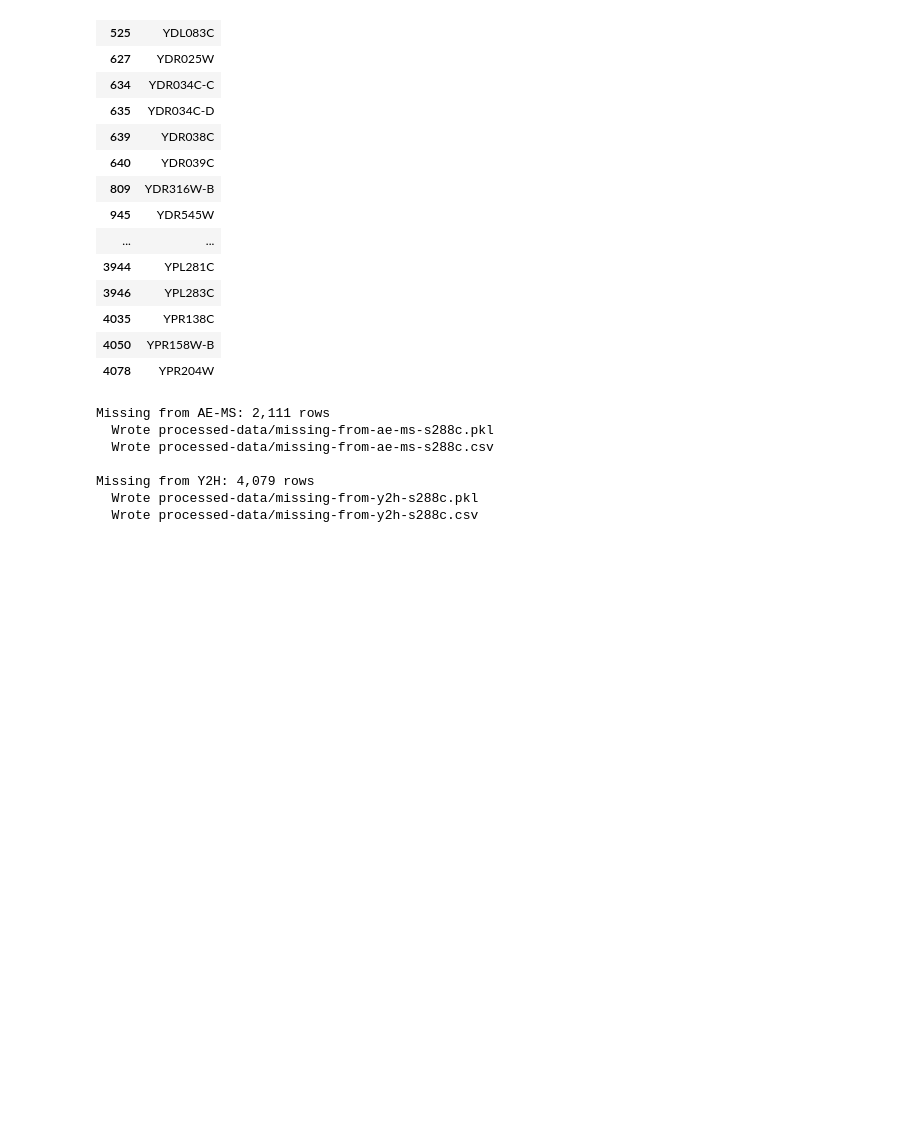
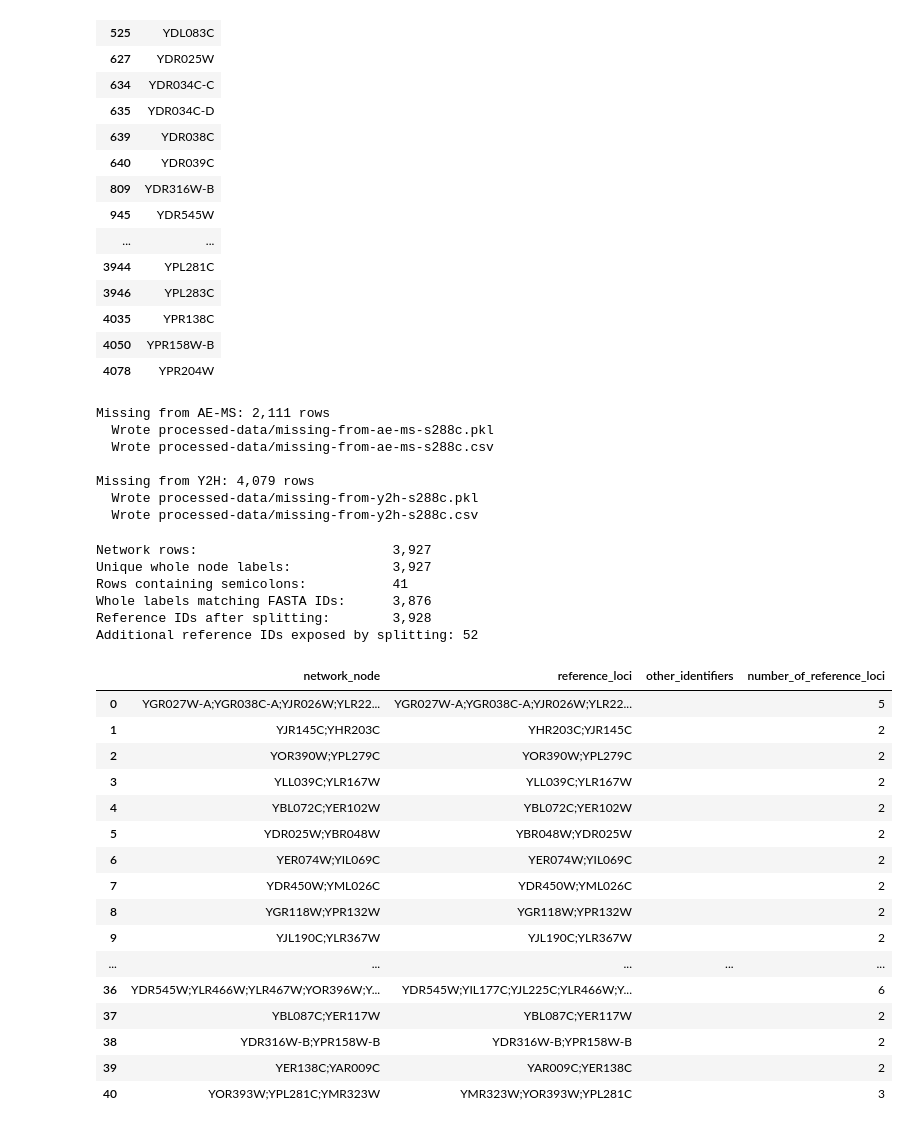
Before and after one commit to NCEMS/energetic-origins-of-PPI-connectivity, a Jupyter notebook: figures/reviewer-response/make-missing-data-files.ipynb, the cells around one changed output. Saved outputs shown, nothing was run; the diff lists cells and outputs as text; code cells hidden in the pictures; blank space fills up the shorter version.

```diff
--- a/figures/reviewer-response/make-missing-data-files.ipynb
+++ b/figures/reviewer-response/make-missing-data-files.ipynb
@@ -234,3 +234,59 @@ Missing from AE-MS: 2,111 rows
 Missing from Y2H: 4,079 rows
   Wrote processed-data/missing-from-y2h-s288c.pkl
   Wrote processed-data/missing-from-y2h-s288c.csv
+# %%
+nodes = frames["AE-MS"]["node"]
+
+whole_node_ids = set(nodes)
+expanded_ids = expanded_membership(frames["AE-MS"])
+
+whole_reference_ids = whole_node_ids & universe
+expanded_reference_ids = expanded_ids & universe
+
+print(f"Network rows:                         {len(nodes):,}")
+print(f"Unique whole node labels:             {len(whole_node_ids):,}")
+print(f"Rows containing semicolons:           {nodes.str.contains(';', regex=False).sum():,}")
+print(f"Whole labels matching FASTA IDs:      {len(whole_reference_ids):,}")
+print(f"Reference IDs after splitting:        {len(expanded_reference_ids):,}")
+print(
+    "Additional reference IDs exposed by splitting: "
+    f"{len(expanded_reference_ids - whole_reference_ids):,}"
+)
+
+# Show the grouped rows and the reference loci they represent.
+grouped_rows = []
+
+for label in nodes[nodes.str.contains(";", regex=False)]:
+    tokens = {token.strip() for token in label.split(";") if token.strip()}
+    grouped_rows.append({
+        "network_node": label,
+        "reference_loci": ";".join(sorted(tokens & universe)),
+        "other_identifiers": ";".join(sorted(tokens - universe)),
+        "number_of_reference_loci": len(tokens & universe),
+    })
+
+display(pd.DataFrame(grouped_rows))
+# %% [output]
+Network rows:                         3,927
+Unique whole node labels:             3,927
+Rows containing semicolons:           41
+Whole labels matching FASTA IDs:      3,876
+Reference IDs after splitting:        3,928
+Additional reference IDs exposed by splitting: 52
+|  | network_node | reference_loci | other_identifiers | number_of_reference_loci |
+| 0 | YGR027W-A;YGR038C-A;YJR026W;YLR22... | YGR027W-A;YGR038C-A;YJR026W;YLR22... |  | 5 |
+| 1 | YJR145C;YHR203C | YHR203C;YJR145C |  | 2 |
+| 2 | YOR390W;YPL279C | YOR390W;YPL279C |  | 2 |
+| 3 | YLL039C;YLR167W | YLL039C;YLR167W |  | 2 |
+| 4 | YBL072C;YER102W | YBL072C;YER102W |  | 2 |
+| 5 | YDR025W;YBR048W | YBR048W;YDR025W |  | 2 |
+| 6 | YER074W;YIL069C | YER074W;YIL069C |  | 2 |
+| 7 | YDR450W;YML026C | YDR450W;YML026C |  | 2 |
+| 8 | YGR118W;YPR132W | YGR118W;YPR132W |  | 2 |
+| 9 | YJL190C;YLR367W | YJL190C;YLR367W |  | 2 |
+| ... | ... | ... | ... | ... |
+| 36 | YDR545W;YLR466W;YLR467W;YOR396W;Y... | YDR545W;YIL177C;YJL225C;YLR466W;Y... |  | 6 |
+| 37 | YBL087C;YER117W | YBL087C;YER117W |  | 2 |
+| 38 | YDR316W-B;YPR158W-B | YDR316W-B;YPR158W-B |  | 2 |
+| 39 | YER138C;YAR009C | YAR009C;YER138C |  | 2 |
+| 40 | YOR393W;YPL281C;YMR323W | YMR323W;YOR393W;YPL281C |  | 3 |
```
Also changed, not shown: 10 other files.
